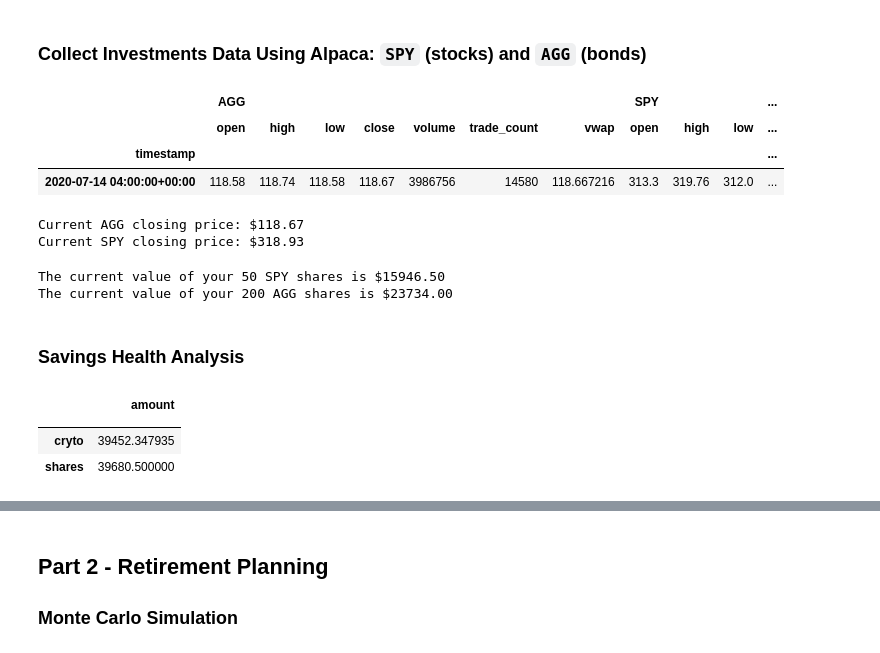
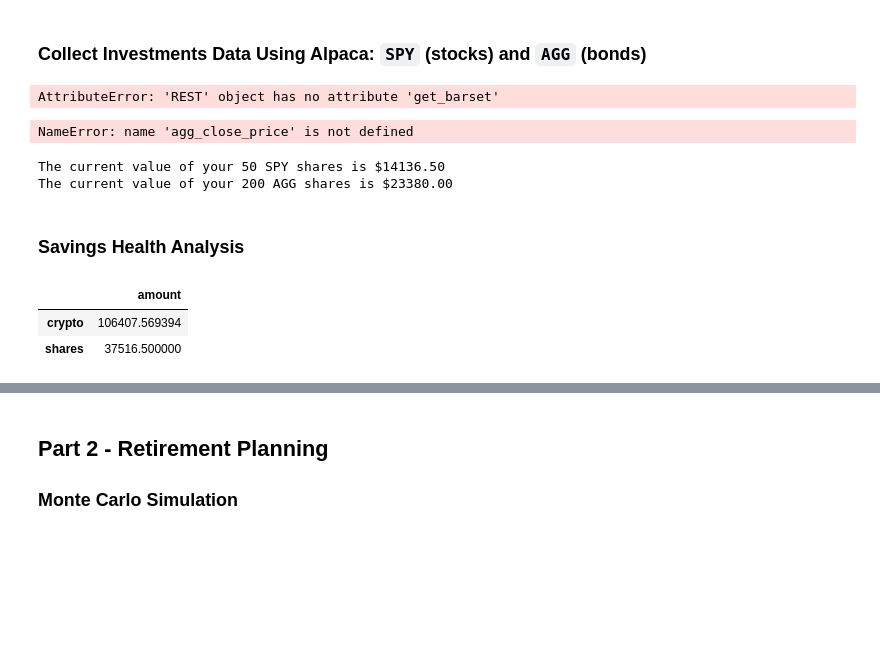
Before and after one commit to kainatahmed01/Module-5-Challenge, a Jupyter notebook: financial-planner.ipynb, the cells around one changed output, grey strips where cells are left out. Saved outputs shown, nothing was run; the diff lists cells and outputs as text; code cells hidden in the pictures; blank space fills up the shorter version.

```diff
--- a/financial-planner.ipynb
+++ b/financial-planner.ipynb
@@ -108,0 +32,20 @@ The current value of your 5.3 ETH is $2358.51
+# %%
+# Fetch current BTC price
+btc_response = requests.get(btc_url)
+btc_data = btc_response.json()
+btc_price_cad = btc_data['data']['1']['quotes']['CAD']['price']
+
+# Fetch current ETH price
+eth_response = requests.get(eth_url)
+eth_data = eth_response.json()
+eth_price_cad = eth_data['data']['1027']['quotes']['CAD']['price']
+
+# Compute current value of my crpto
+my_btc_value_cad = my_btc * btc_price_cad
+my_eth_value_cad = my_eth * eth_price_cad
+crypto_portfolio_value_cad = my_btc_value_cad + my_eth_value_cad
+
+# Print current crypto wallet balance
+print(f"The current value of your {my_btc:.1f} BTC is ${my_btc_value_cad:.2f} CAD")
+print(f"The current value of your {my_eth:.1f} ETH is ${my_eth_value_cad:.2f} CAD")
+print(f"The total current value of your cryptocurrency portfolio is ${crypto_portfolio_value_cad:.2f} CAD")
@@ -126,7 +77,7 @@ alpaca = tradeapi.REST(
 # %%
 # Format current date as ISO format
-# YOUR CODE HERE!
-today = pd.Timestamp("2020-07-14", tz="America/New_York").isoformat()
+
+today = pd.Timestamp("today", tz="America/New_York").isoformat()
 
 # Set the tickers
 tickers = ["AGG", "SPY"]
@@ -135,68 +86,66 @@ tickers = ["AGG", "SPY"]
 timeframe = "1Day"
 
 # Get current closing prices for SPY and AGG
-# YOUR CODE HERE!
-df_portfolio = alpaca.get_bars(tickers, timeframe, start = today, end = today).df
-df_portfolio
+ticker_data = api.get_barset(
+    tickers,
+    timeframe,
+    start = today,
+    end = today
+).df
+
 # Reorganize the DataFrame
+ticker_data.index = ticker_data.index.date
+ticker_data.columns = [col[1] for col in ticker_data.columns]
 # Separate ticker data
 # YOUR CODE HERE!
-AGG = df_portfolio[df_portfolio['symbol']=='AGG'].drop('symbol', axis=1)
-SPY = df_portfolio[df_portfolio['symbol']=='SPY'].drop('symbol', axis=1)
+
+
 # Concatenate the ticker DataFrames
 # YOUR CODE HERE!
-ticker_concat = pd.concat([AGG,SPY], axis=1, keys=['AGG','SPY'])
+
 # Preview DataFrame
 # YOUR CODE HERE!
-ticker_concat.head()
 # %% [output]
-|  | AGG |  |  |  |  |  |  | SPY |  |  | ... |
-|  | open | high | low | close | volume | trade_count | vwap | open | high | low | ... |
-| timestamp |  |  |  |  |  |  |  |  |  |  | ... |
-| 2020-07-14 04:00:00+00:00 | 118.58 | 118.74 | 118.58 | 118.67 | 3986756 | 14580 | 118.667216 | 313.3 | 319.76 | 312.0 | ... |
+AttributeError: 'REST' object has no attribute 'get_barset'
 # %%
 # Pick AGG and SPY close prices
 # YOUR CODE HERE!
 
-agg_close_price = float(ticker_concat["AGG"]["close"])
-spy_close_price = float(ticker_concat["SPY"]["close"])
 # Print AGG and SPY close prices
 print(f"Current AGG closing price: ${agg_close_price}")
 print(f"Current SPY closing price: ${spy_close_price}")
 # %% [output]
-Current AGG closing price: $118.67
-Current SPY closing price: $318.93
+NameError: name 'agg_close_price' is not defined
 # %%
 # Compute the current value of shares
 # YOUR CODE HERE!
-my_agg_value = agg_close_price * my_agg
-my_spy_value = spy_close_price * my_spy
 
 # Print current value of shares
 print(f"The current value of your {my_spy} SPY shares is ${my_spy_value:0.2f}")
 print(f"The current value of your {my_agg} AGG shares is ${my_agg_value:0.2f}")
 # %% [output]
-The current value of your 50 SPY shares is $15946.50
-The current value of your 200 AGG shares is $23734.00
+The current value of your 50 SPY shares is $14136.50
+The current value of your 200 AGG shares is $23380.00
 # %% [markdown]
 ### Savings Health Analysis
 # %%
 # Set monthly household income
-# YOUR CODE HERE!
-monthly_income = 12000
+monthly_income = 5000  # Replace with your actual monthly income
 # Consolidate financial assets data
-# YOUR CODE HERE!
-crypto_value = my_btc_value + my_eth_value
-share_value = my_agg_value + my_spy_value
+crypto_value = crypto_portfolio_value_cad
+shares_value = my_spy_value + my_agg_value
 
 # Create savings DataFrame
-# YOUR CODE HERE!
-df_savings = pd.DataFrame({'': ["cryto", "shares"], "amount": [crypto_value,share_value]}).set_index('')
+savings_data = {
+    "amount": [crypto_value, shares_value],
+}
+
+index = ["crypto", "shares"]
+df_savings = pd.DataFrame(savings_data, index=index)
 
 # Display savings DataFrame
 display(df_savings)
 # %% [output]
 |  | amount |
-|  |  |
-| cryto | 39452.347935 |
-| shares | 39680.500000 |
+| crypto | 106407.569394 |
+| shares | 37516.500000 |
```
Also changed, not shown: parts of 40 cells of this notebook.
